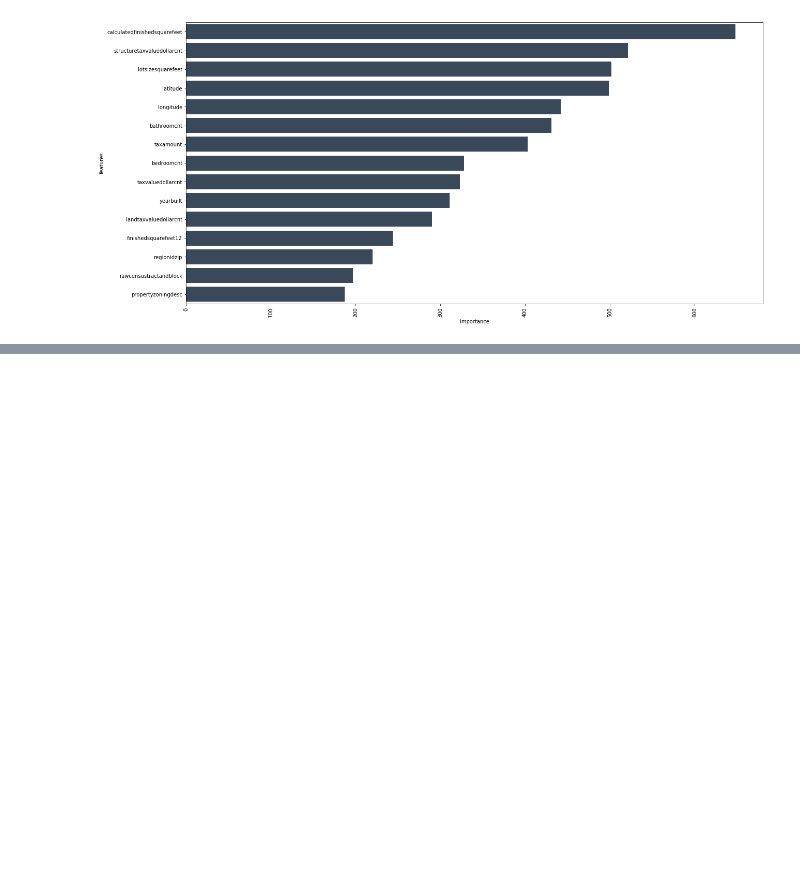
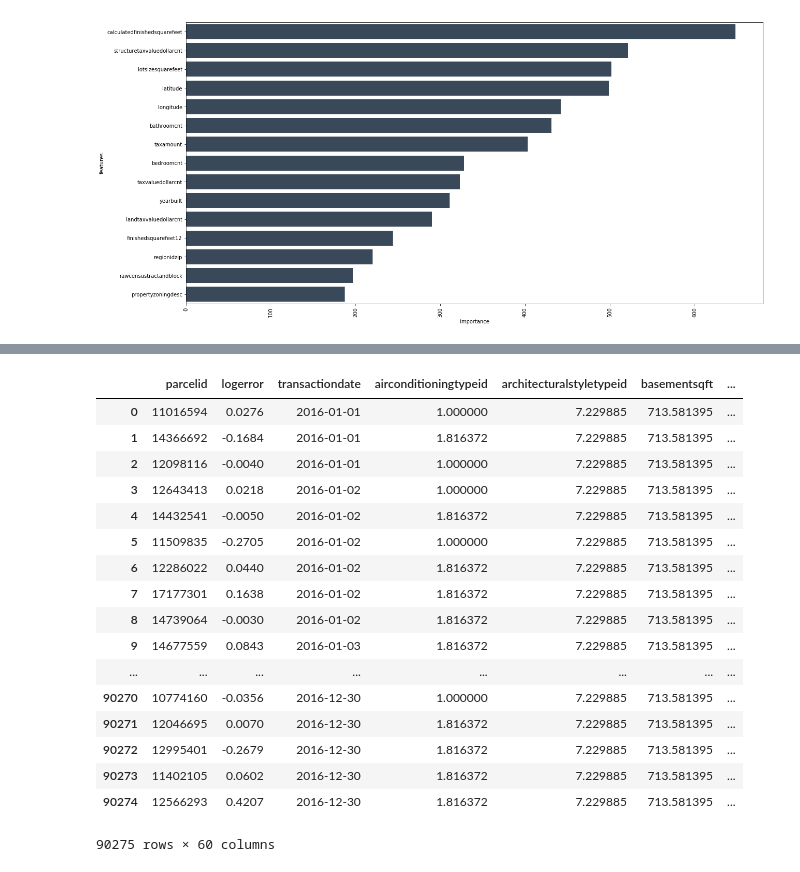
Before and after one commit to sbendrala90/DataScience_Projects, a Jupyter notebook: CAPSTONE_Projects/CAPSTONE_01/Zillow_EDA_0719.ipynb, the cells around one changed output, grey strips where cells are left out. Drawn from its saved outputs; the diff is of its cells as text; code cells hidden in the pictures; blank space fills up the shorter version.

```diff
--- a/CAPSTONE_Projects/CAPSTONE_01/Zillow_EDA_0719.ipynb
+++ b/CAPSTONE_Projects/CAPSTONE_01/Zillow_EDA_0719.ipynb
@@ -39,8 +39,8 @@ color = sns.color_palette()
 %matplotlib inline
 # %%
 #Load Properties_2016 File, Train Data File
-prop_df = pd.read_csv("/Users/sbendrala/SpringBoard_Projects/Capstone Projects/Data/properties_2016.csv")
-train_df=pd.read_csv('/Users/sbendrala/SpringBoard_Projects/Capstone Projects/Data/train_2016_v2.csv', parse_dates=["transactiondate"])
+prop_df = pd.read_csv("properties_2016.csv")
+train_df=pd.read_csv('train_2016_v2.csv', parse_dates=["transactiondate"])
 # %%
 print(prop_df.head())
 print(train_df.head())
@@ -299,5 +290,9 @@ plt.show()
 # %% [markdown]
 **Seems "structure tax value dollar count"is the most importanct variable followed by "tax amount" and "tax value dollor count"**
+# %%
+prop_df = pd.read_csv("properties_2016.csv")
+train_df=pd.read_csv('train_2016_v2.csv', parse_dates=["transactiondate"])
+merge_df=pd.merge(train_df,prop_df,how='left',on='parcelid')
 # %%
 from sklearn import model_selection, preprocessing
 import xgboost as xgb
@@ -339,0 +361,21 @@ sns.barplot(data=features.head(15),x="importance",y="features",ax=ax,orient="h",
+# %%
+mergedFilterd
+# %% [output]
+|  | parcelid | logerror | transactiondate | airconditioningtypeid | architecturalstyletypeid | basementsqft | ... |
+| 0 | 11016594 | 0.0276 | 2016-01-01 | 1.000000 | 7.229885 | 713.581395 | ... |
+| 1 | 14366692 | -0.1684 | 2016-01-01 | 1.816372 | 7.229885 | 713.581395 | ... |
+| 2 | 12098116 | -0.0040 | 2016-01-01 | 1.000000 | 7.229885 | 713.581395 | ... |
+| 3 | 12643413 | 0.0218 | 2016-01-02 | 1.000000 | 7.229885 | 713.581395 | ... |
+| 4 | 14432541 | -0.0050 | 2016-01-02 | 1.816372 | 7.229885 | 713.581395 | ... |
+| 5 | 11509835 | -0.2705 | 2016-01-02 | 1.000000 | 7.229885 | 713.581395 | ... |
+| 6 | 12286022 | 0.0440 | 2016-01-02 | 1.816372 | 7.229885 | 713.581395 | ... |
+| 7 | 17177301 | 0.1638 | 2016-01-02 | 1.816372 | 7.229885 | 713.581395 | ... |
+| 8 | 14739064 | -0.0030 | 2016-01-02 | 1.816372 | 7.229885 | 713.581395 | ... |
+| 9 | 14677559 | 0.0843 | 2016-01-03 | 1.816372 | 7.229885 | 713.581395 | ... |
+| ... | ... | ... | ... | ... | ... | ... | ... |
+| 90270 | 10774160 | -0.0356 | 2016-12-30 | 1.000000 | 7.229885 | 713.581395 | ... |
+| 90271 | 12046695 | 0.0070 | 2016-12-30 | 1.816372 | 7.229885 | 713.581395 | ... |
+| 90272 | 12995401 | -0.2679 | 2016-12-30 | 1.816372 | 7.229885 | 713.581395 | ... |
+| 90273 | 11402105 | 0.0602 | 2016-12-30 | 1.816372 | 7.229885 | 713.581395 | ... |
+| 90274 | 12566293 | 0.4207 | 2016-12-30 | 1.816372 | 7.229885 | 713.581395 | ... |
+90275 rows × 60 columns
```
Also changed, not shown: parts of 11 cells of this notebook.
